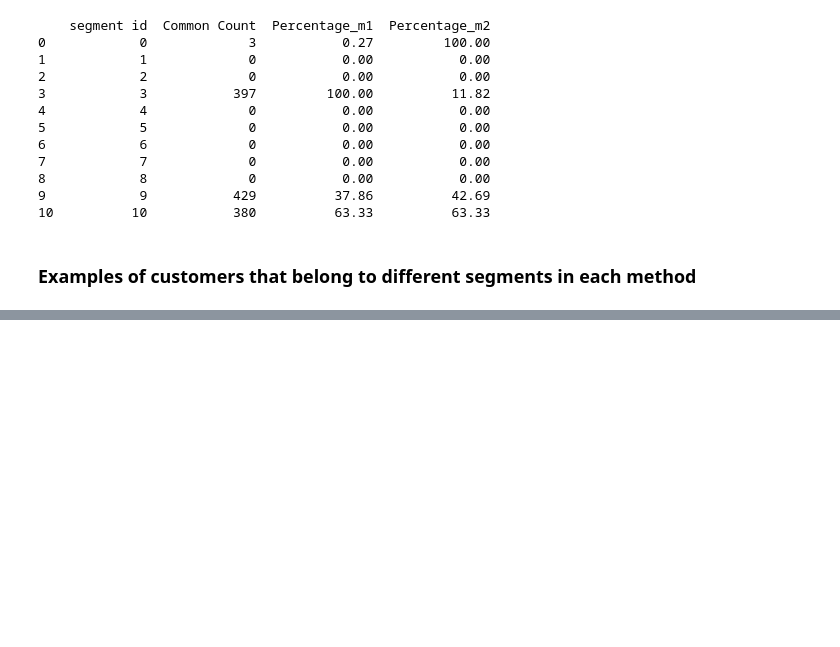
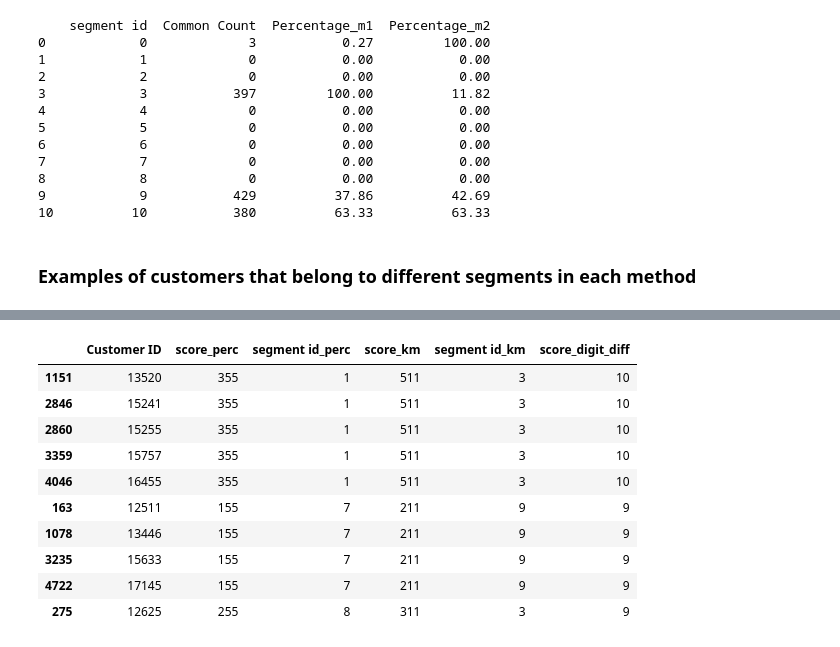
Before and after one commit to ArgyroMp/msc-thesis, a Jupyter notebook: Notebooks/04. comparison_03a_vs_03b.ipynb, the cells around one changed output, grey strips where cells are left out. Drawn from its saved outputs; the diff is of its cells as text; code cells hidden in the pictures; blank space fills up the shorter version.

```diff
--- a/Notebooks/04. comparison_03a_vs_03b.ipynb
+++ b/Notebooks/04. comparison_03a_vs_03b.ipynb
@@ -564 +596,40 @@ print(segment_counts[['segment id', 'Common Count', 'Percentage_m1', 'Percentage
+# %%
+# Compare customers perc vs km by score
+
+# Function to calculate the sum of differences between individual digits of two scores
+def digit_difference(score1, score2):
+    # Convert both scores to strings to compare their digits
+    str1 = f"{score1:.2f}".replace(".", "")  # Get the digits as string, e.g., 0.75 -> '075'
+    str2 = f"{score2:.2f}".replace(".", "")  # Get the digits as string, e.g., 0.80 -> '080'
+
+    # Sum of the absolute difference between corresponding digits
+    total_diff = sum(abs(int(a) - int(b)) for a, b in zip(str1, str2))
+
+    return total_diff
+
+# Merge DataFrames on 'Customer ID', include 'score' and 'segment id'
+merged_df = pd.merge(rfm_sc_perc[['Customer ID', 'score', 'segment id']],
+                     rfm_sc_km[['Customer ID', 'score', 'segment id']],
+                     on='Customer ID', suffixes=('_perc', '_km'))
+
+# Calculate the sum of digit differences between scores
+merged_df['score_digit_diff'] = merged_df.apply(lambda row: digit_difference(row['score_perc'], row['score_km']), axis=1)
+
+# Sort first by digit difference in descending order, then by 'score_km' in ascending order
+sorted_customers = merged_df.sort_values(by=['score_digit_diff', 'score_km'], ascending=[False, True])
+
+# Display the result
+sorted_customers.head(10)
+# %% [output]
+|  | Customer ID | score_perc | segment id_perc | score_km | segment id_km | score_digit_diff |
+| 1151 | 13520 | 355 | 1 | 511 | 3 | 10 |
+| 2846 | 15241 | 355 | 1 | 511 | 3 | 10 |
+| 2860 | 15255 | 355 | 1 | 511 | 3 | 10 |
+| 3359 | 15757 | 355 | 1 | 511 | 3 | 10 |
+| 4046 | 16455 | 355 | 1 | 511 | 3 | 10 |
+| 163 | 12511 | 155 | 7 | 211 | 9 | 9 |
+| 1078 | 13446 | 155 | 7 | 211 | 9 | 9 |
+| 3235 | 15633 | 155 | 7 | 211 | 9 | 9 |
+| 4722 | 17145 | 155 | 7 | 211 | 9 | 9 |
+| 275 | 12625 | 255 | 8 | 311 | 3 | 9 |
 # %%
```
Also changed, not shown: parts of 8 cells of this notebook, 1 other file.
